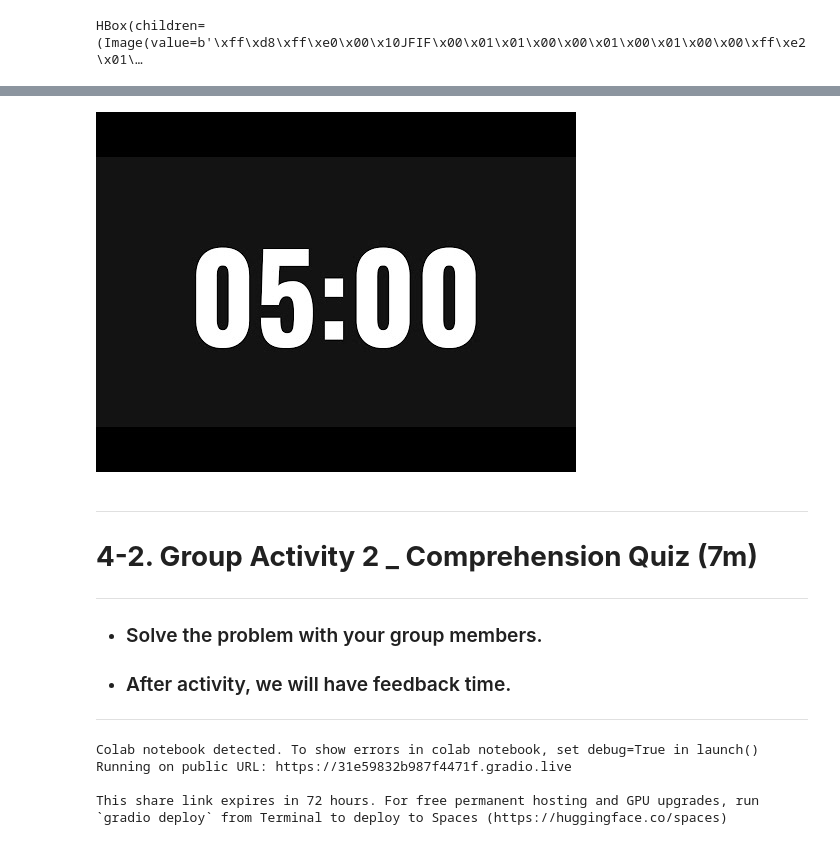
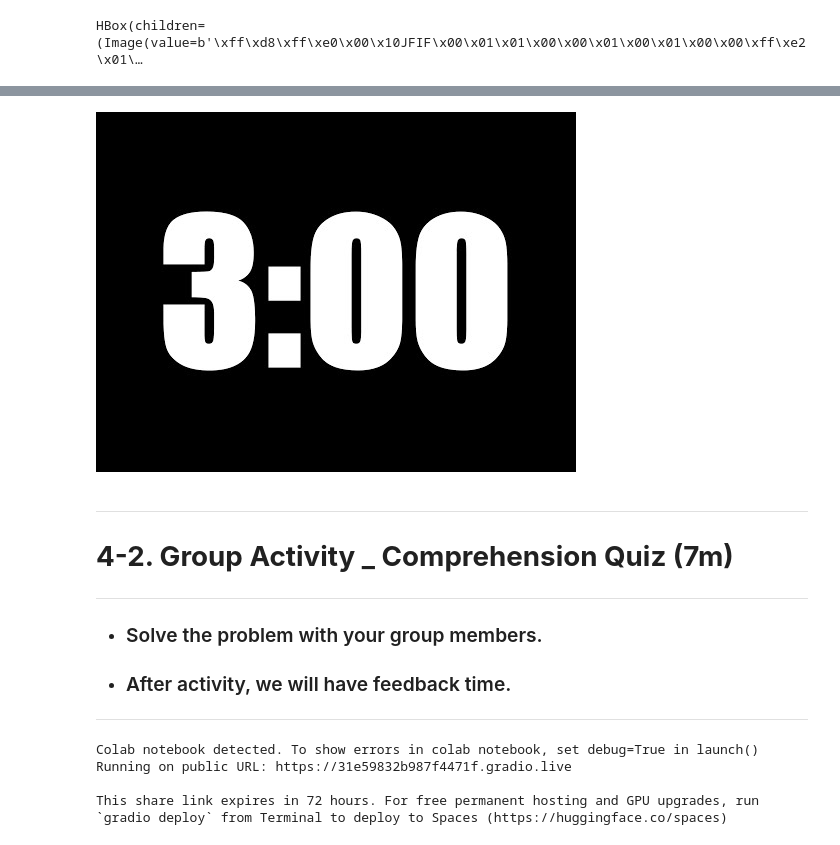
Before and after one commit to dhlee3146/G5_final_project, a Jupyter notebook: G5_Coding_Page.ipynb, the cells around one changed output, grey strips where cells are left out. Cells and saved outputs as stored; diff of their text form; code cells hidden in the pictures.

```diff
--- a/G5_Coding_Page.ipynb
+++ b/G5_Coding_Page.ipynb
@@ -163,18 +236,18 @@ display(Image(url=image_url, width=400, height=400))
 # %%
-#@markdown ## ⏲ **Timer (5min)**
+#@markdown ## ⏲ **Timer (3min)**
 
 from IPython.display import YouTubeVideo
 
-YouTubeVideo('qgnDbQ1aM54', width=800, height=450)
+YouTubeVideo('u4iHlOuQoYw', width=800, height=450)
 # %% [output]
-[figure, old version]
+[figure, new version]
 # %% [markdown]
 
 
 ---
 
 
-# **4-2. Group Activity 2 _ Comprehension Quiz (7m)**
+# **4-2. Group Activity _ Comprehension Quiz (7m)**
 
 
 ---
```
Also changed, not shown: parts of 4 cells of this notebook.
